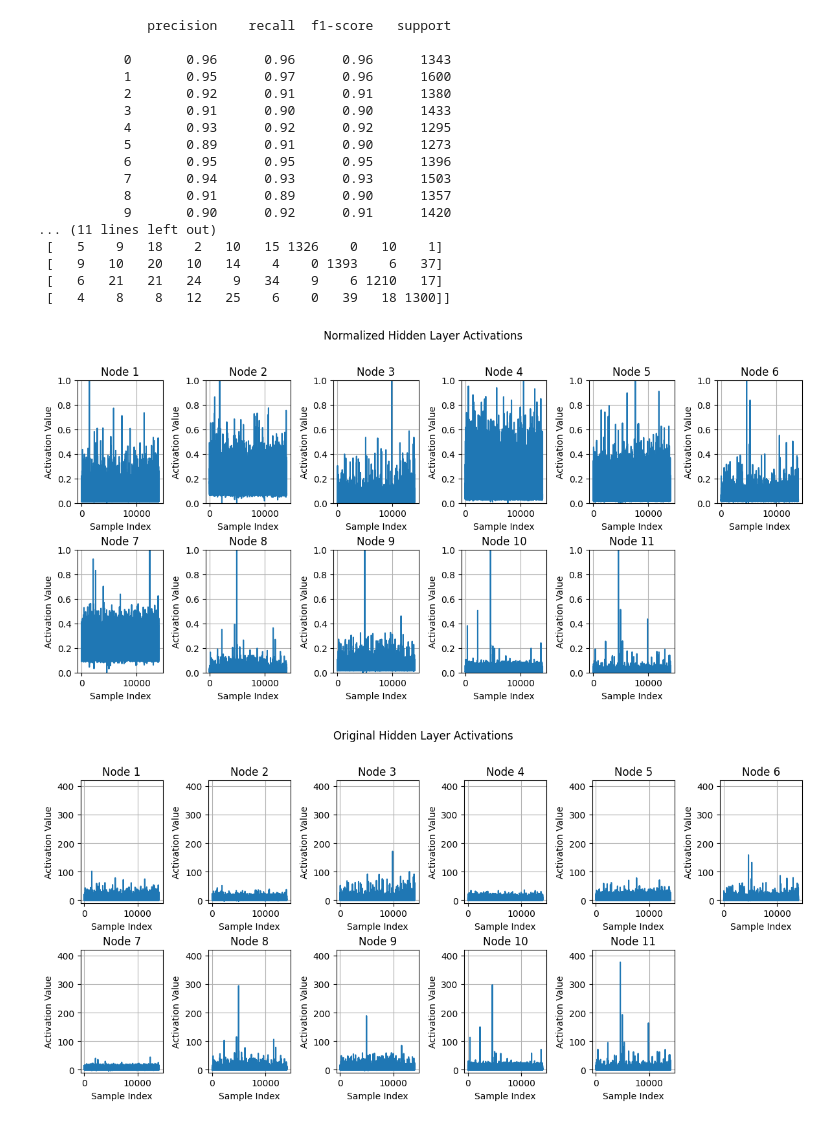
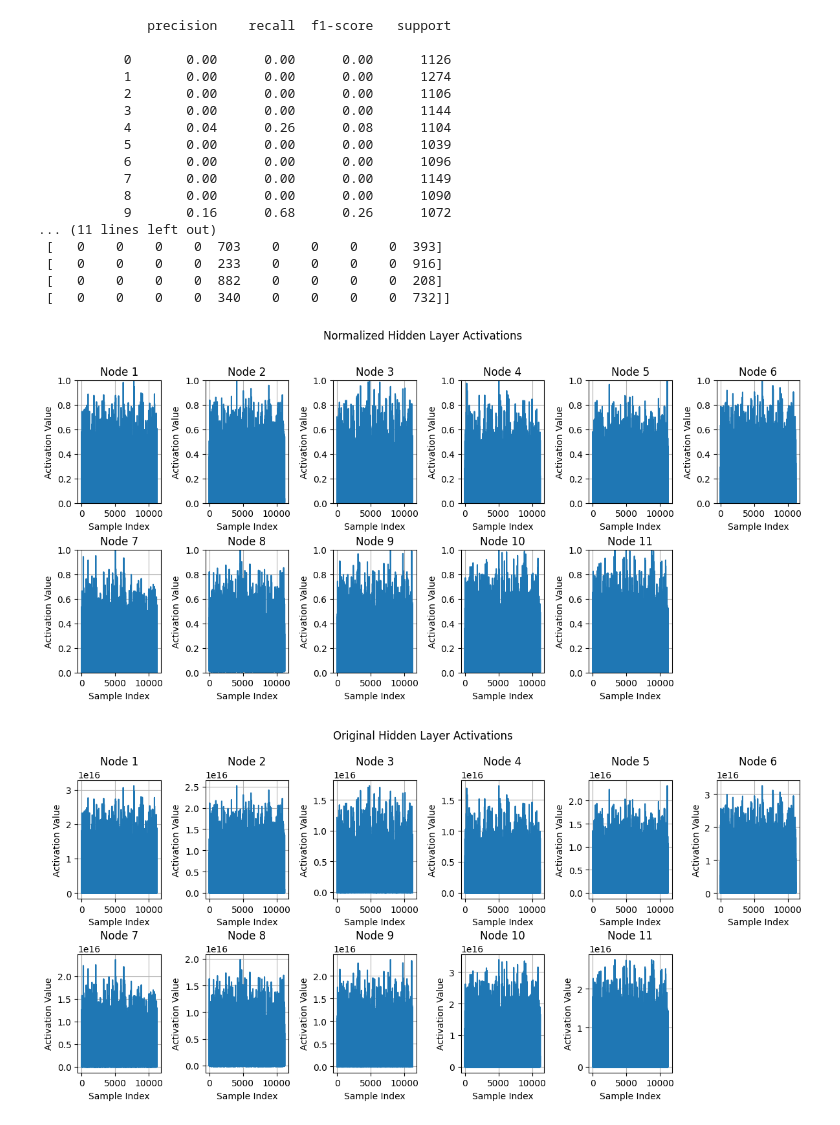
Before and after one commit to alanchan30/NeuralNetworkAnalyzation, a Jupyter notebook: Neural_Network_Analyzation.ipynb, the cells around one changed output. Drawn from its saved outputs; the diff is of its cells as text; code cells hidden in the pictures.

Commit message:
Custom Neural Network w/ Node Isolation Accuracy Comparison

```diff
--- a/Neural_Network_Analyzation.ipynb
+++ b/Neural_Network_Analyzation.ipynb
@@ -35,7 +35,7 @@ y_df = pd.DataFrame(y)
 X_train, X_test, y_train, y_test = train_test_split(X_df, y_df, test_size = 0.2, random_state = 42)
 # %%
 # train and test splitting of data
-#X_train, X_test, y_train, y_test = train_test_split(X_train, y_train, test_size = 0.2, random_state = 42)
+X_train, X_test, y_train, y_test = train_test_split(X_train, y_train, test_size = 0.2, random_state = 42)
 # %%
 # applying standard scaling to get optimized result, makes all numbers in same range
 sc = StandardScaler()
@@ -44,32 +123,34 @@ X_test = sc.transform(X_test)
 # %%
 # neural network with 11 nodes in hidden layer
-mlp = MLPClassifier(hidden_layer_sizes=(11), max_iter=500)
+mlp = OwnMLPClassifier((11,), 5000, 0.01)
 # train the model
 mlp.fit(X_train,y_train)
+# Define the binary vector to keep nodes at wanted indicies
+keep_vector = np.array([1, 1, 1, 1, 1, 1, 1, 1, 1, 1, 1])
 # predict the model
-mlp_pred = mlp.predict(X_test)
+mlp_pred = mlp.predict(X_test, keep_vector)
 # %%
 # see how the model performed, how good y_test did compared to our mlp_pred
-print(classification_report(y_test, mlp_pred))
+print(classification_report(y_test, mlp_pred, zero_division=0))
 print(confusion_matrix(y_test, mlp_pred))
 # %% [output]
               precision    recall  f1-score   support
 
-           0       0.96      0.96      0.96      1343
-           1       0.95      0.97      0.96      1600
-           2       0.92      0.91      0.91      1380
-           3       0.91      0.90      0.90      1433
-           4       0.93      0.92      0.92      1295
-           5       0.89      0.91      0.90      1273
-           6       0.95      0.95      0.95      1396
-           7       0.94      0.93      0.93      1503
-           8       0.91      0.89      0.90      1357
-           9       0.90      0.92      0.91      1420
+           0       0.00      0.00      0.00      1126
+           1       0.00      0.00      0.00      1274
+           2       0.00      0.00      0.00      1106
+           3       0.00      0.00      0.00      1144
+           4       0.04      0.26      0.08      1104
+           5       0.00      0.00      0.00      1039
+           6       0.00      0.00      0.00      1096
+           7       0.00      0.00      0.00      1149
+           8       0.00      0.00      0.00      1090
+           9       0.16      0.68      0.26      1072
 ... (11 lines left out)
- [   5    9   18    2   10   15 1326    0   10    1]
- [   9   10   20   10   14    4    0 1393    6   37]
- [   6   21   21   24    9   34    9    6 1210   17]
- [   4    8    8   12   25    6    0   39   18 1300]]
+ [   0    0    0    0  703    0    0    0    0  393]
+ [   0    0    0    0  233    0    0    0    0  916]
+ [   0    0    0    0  882    0    0    0    0  208]
+ [   0    0    0    0  340    0    0    0    0  732]]
 # %%
 def normalize_activations(activations):
     # Calculate the minimum and maximum values for each node
@@ -83,7 +164,7 @@ def normalize_activations(activations):
 
 # Use Leaky ReLU instead of ReLU if saturation is suspected
 def get_hidden_layer_activations(model, X):
-    hidden_layer_input = np.dot(X, model.coefs_[0]) + model.intercepts_[0]
+    hidden_layer_input = np.dot(X, model.weights[0]) + model.biases[0]
     hidden_layer_activations = np.where(hidden_layer_input > 0, hidden_layer_input, hidden_layer_input * 0.01)
     return hidden_layer_activations
 
@@ -97,36 +178,36 @@ normalized_hidden_layer_activations = normalize_activations(hidden_layer_activat
 plt.figure(figsize=(12, 6))
 for i in range(normalized_hidden_layer_activations.shape[1]):  # Loop over each node in the hidden layer
   plt.subplot(2, 6, i+1)  # Create a subplot for each node
   plt.plot(normalized_hidden_layer_activations[:, i])  # Plot the activation for the node
   plt.title(f'Node {i+1}')  # Set the title of the subplot to the node number
   plt.xlabel('Sample Index')
   plt.ylabel('Activation Value')
   plt.ylim(0, 1)  # Set the y-axis limit to [0, 1]
   plt.grid(True)  # Add a grid to the plot
 plt.tight_layout()  # Adjust the layout to prevent overlapping text
 plt.suptitle('Normalized Hidden Layer Activations') # Big title for plots
 plt.subplots_adjust(top=0.85)  # Adjust the title position
 plt.show()  # Display the plot
 
 print(" ") # Provide a space between plots
 
 # Plot the original activations of the hidden layer (11 nodes)
 plt.figure(figsize=(12, 6))
 for i in range(hidden_layer_activations.shape[1]):  # Loop over each node in the hidden layer
   plt.subplot(2, 6, i+1)  # Create a subplot for each node
   plt.plot(hidden_layer_activations[:, i])  # Plot the activation for the node
   plt.title(f'Node {i+1}')  # Set the title of the subplot to the node number
   plt.xlabel('Sample Index')
   plt.ylabel('Activation Value')
-  plt.ylim(-10, 420)  # Set the y-axis limit to [-10, 410]
+  #plt.ylim(-10, 420)  # Set the y-axis limit to [-10, 410]
   plt.grid(True)  # Add a grid to the plot
 plt.tight_layout()  # Adjust the layout to prevent overlapping text
 plt.suptitle('Original Hidden Layer Activations') # Big title for plots
 plt.subplots_adjust(top=0.85)  # Adjust the title position
 plt.show()  # Display the plot
 # %% [output]
-[figure, old version]
+[figure, new version]
-[figure, old version]
+[figure, new version]
 # %%
 # Convert activations to a DataFrame for better visualization (optional but useful)
 activation_df = pd.DataFrame(hidden_layer_activations)
```
Also changed, not shown: parts of 5 cells of this notebook.
